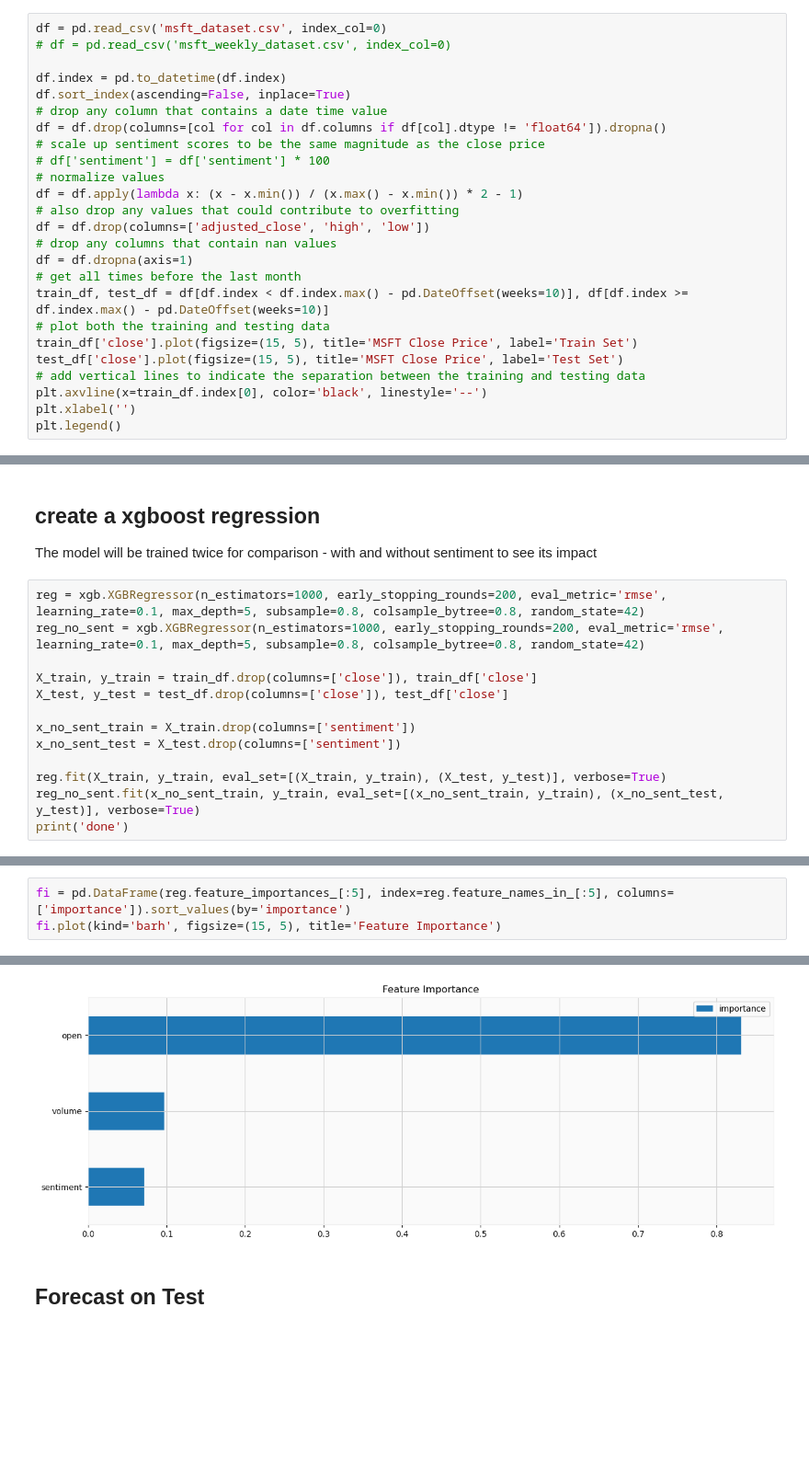
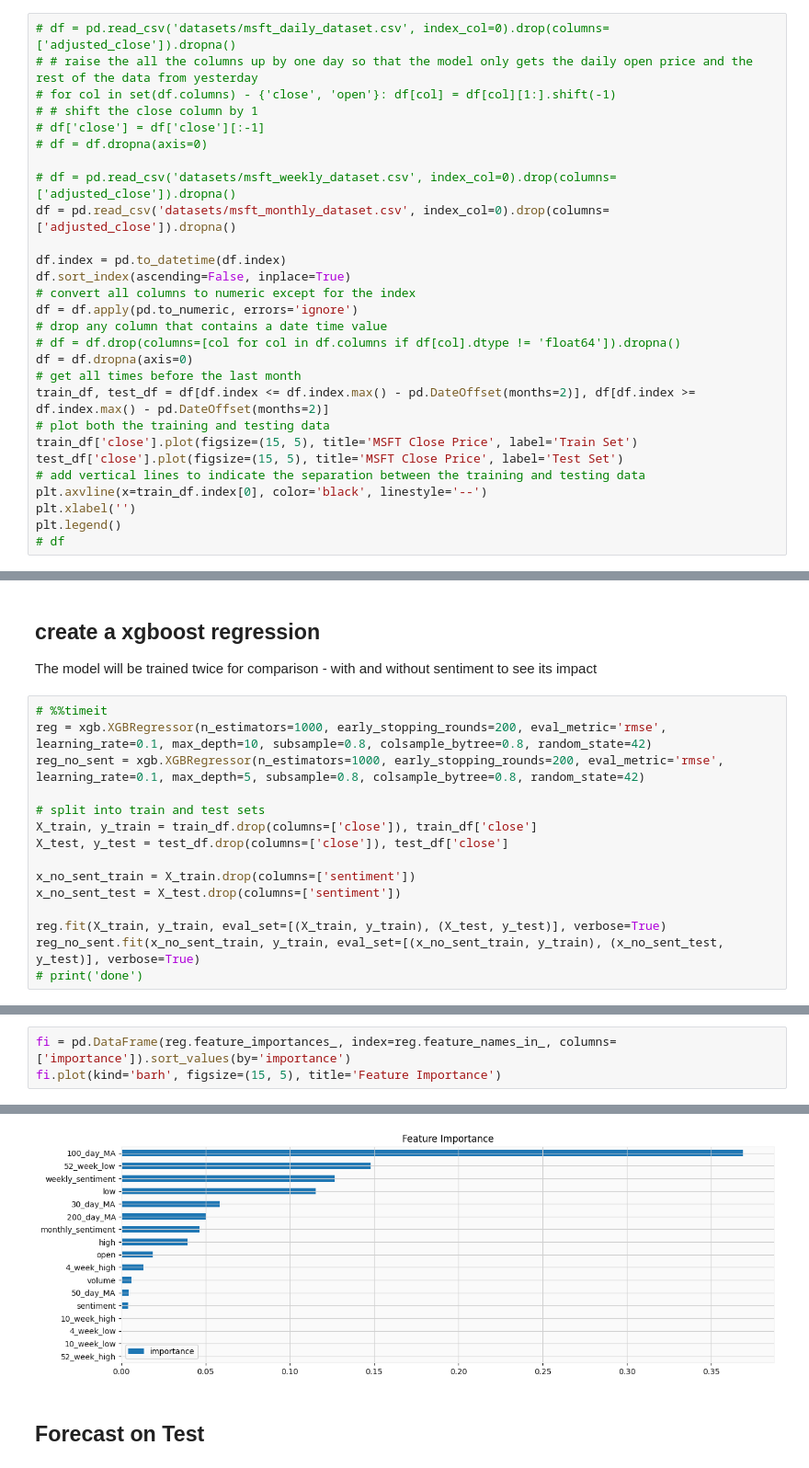
Before and after one commit to DavidPeleg6/Financial_News_Sentiments, a Jupyter notebook: baseline_analysis/msft_analysis.ipynb, the cells around one changed output, grey strips where cells are left out. Shown at 92% size. Cells and saved outputs as stored; diff of their text form; blank space fills up the shorter version.

Commit message:
added weekly and monthly analysis to the dataset

```diff
--- a/baseline_analysis/msft_analysis.ipynb
+++ b/baseline_analysis/msft_analysis.ipynb
@@ -341,23 +429,25 @@ import xgboost as xgb
 # %% [markdown]
 ## Split to train and test data
 # %%
-df = pd.read_csv('msft_dataset.csv', index_col=0)
-# df = pd.read_csv('msft_weekly_dataset.csv', index_col=0)
+# df = pd.read_csv('datasets/msft_daily_dataset.csv', index_col=0).drop(columns=['adjusted_close']).dropna()
+# # raise the all the columns up by one day so that the model only gets the daily open price and the rest of the data from yesterday
+# for col in set(df.columns) - {'close', 'open'}: df[col] = df[col][1:].shift(-1)
+# # shift the close column by 1
+# df['close'] = df['close'][:-1]
+# df = df.dropna(axis=0)
+
+# df = pd.read_csv('datasets/msft_weekly_dataset.csv', index_col=0).drop(columns=['adjusted_close']).dropna()
+df = pd.read_csv('datasets/msft_monthly_dataset.csv', index_col=0).drop(columns=['adjusted_close']).dropna()
 
 df.index = pd.to_datetime(df.index)
 df.sort_index(ascending=False, inplace=True)
+# convert all columns to numeric except for the index
+df = df.apply(pd.to_numeric, errors='ignore')
 # drop any column that contains a date time value
-df = df.drop(columns=[col for col in df.columns if df[col].dtype != 'float64']).dropna()
-# scale up sentiment scores to be the same magnitude as the close price
-# df['sentiment'] = df['sentiment'] * 100
-# normalize values
-df = df.apply(lambda x: (x - x.min()) / (x.max() - x.min()) * 2 - 1)
-# also drop any values that could contribute to overfitting
-df = df.drop(columns=['adjusted_close', 'high', 'low'])
-# drop any columns that contain nan values
-df = df.dropna(axis=1)
+# df = df.drop(columns=[col for col in df.columns if df[col].dtype != 'float64']).dropna()
+df = df.dropna(axis=0)
 # get all times before the last month
-train_df, test_df = df[df.index < df.index.max() - pd.DateOffset(weeks=10)], df[df.index >= df.index.max() - pd.DateOffset(weeks=10)]
+train_df, test_df = df[df.index <= df.index.max() - pd.DateOffset(months=2)], df[df.index >= df.index.max() - pd.DateOffset(months=2)]
 # plot both the training and testing data
 train_df['close'].plot(figsize=(15, 5), title='MSFT Close Price', label='Train Set')
 test_df['close'].plot(figsize=(15, 5), title='MSFT Close Price', label='Test Set')
@@ -365,5 +455,6 @@ test_df['close'].plot(figsize=(15, 5), title='MSFT Close Price', label='Test Set
 plt.axvline(x=train_df.index[0], color='black', linestyle='--')
 plt.xlabel('')
 plt.legend()
+# df
 # %% [output]
 <matplotlib.legend.Legend at 0x...>
@@ -372,9 +463,11 @@ plt.legend()
 ## create a xgboost regression
 The model will be trained twice for comparison - with and without sentiment to see its impact
 # %%
-reg = xgb.XGBRegressor(n_estimators=1000, early_stopping_rounds=200, eval_metric='rmse', learning_rate=0.1, max_depth=5, subsample=0.8, colsample_bytree=0.8, random_state=42)
+# %%timeit
+reg = xgb.XGBRegressor(n_estimators=1000, early_stopping_rounds=200, eval_metric='rmse', learning_rate=0.1, max_depth=10, subsample=0.8, colsample_bytree=0.8, random_state=42)
 reg_no_sent = xgb.XGBRegressor(n_estimators=1000, early_stopping_rounds=200, eval_metric='rmse', learning_rate=0.1, max_depth=5, subsample=0.8, colsample_bytree=0.8, random_state=42)
 
+# split into train and test sets
 X_train, y_train = train_df.drop(columns=['close']), train_df['close']
 X_test, y_test = test_df.drop(columns=['close']), test_df['close']
 
@@ -383,5 +476,5 @@ x_no_sent_test = X_test.drop(columns=['sentiment'])
 
 reg.fit(X_train, y_train, eval_set=[(X_train, y_train), (X_test, y_test)], verbose=True)
 reg_no_sent.fit(x_no_sent_train, y_train, eval_set=[(x_no_sent_train, y_train), (x_no_sent_test, y_test)], verbose=True)
-print('done')
+# print('done')
 # %% [output]
@@ -405,4 +509,4 @@ done
 # %%
-fi = pd.DataFrame(reg.feature_importances_[:5], index=reg.feature_names_in_[:5], columns=['importance']).sort_values(by='importance')
+fi = pd.DataFrame(reg.feature_importances_, index=reg.feature_names_in_, columns=['importance']).sort_values(by='importance')
 fi.plot(kind='barh', figsize=(15, 5), title='Feature Importance')
 # %% [output]
@@ -410,4 +514,4 @@ fi.plot(kind='barh', figsize=(15, 5), title='Feature Importance')
-[figure, old version]
+[figure, new version]
 # %% [markdown]
 ## Forecast on Test
 # %%
```
Also changed, not shown: parts of 43 cells of this notebook, 14 other files.
